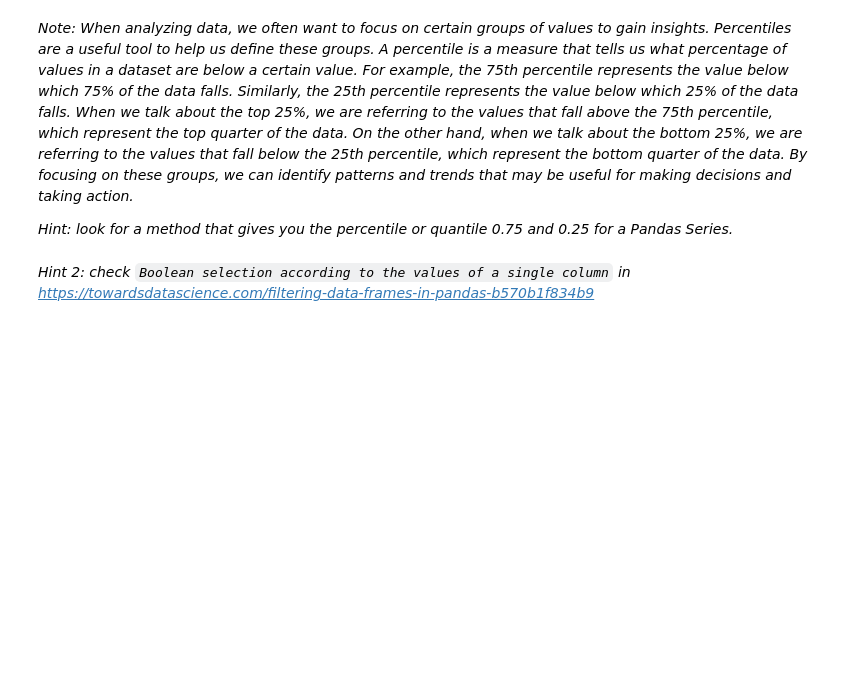
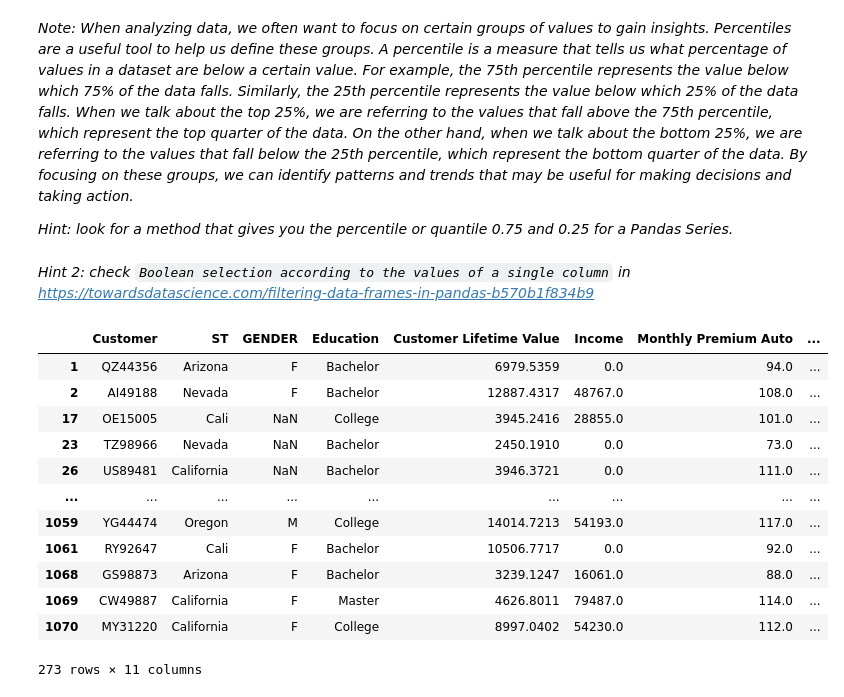
Before and after one commit to DarceeAnne/lab-dw-pandas, a Jupyter notebook: lab-dw-pandas.ipynb, the cells around one changed output. Cells and saved outputs as stored; diff of their text form; code cells hidden in the pictures; blank space fills up the shorter version.

```diff
--- a/lab-dw-pandas.ipynb
+++ b/lab-dw-pandas.ipynb
@@ -98,4 +98,4 @@ df["Customer Lifetime Value"] = df["Customer Lifetime Value"]/100
 # %%
 #Not possible to convert Number of open complaints to a numerical value because the values are formatting as 1/00/00 or 1/2/00 (for example).
 #We do not have enought information to understand how to interpret this.
-df["Number of Open Complaints"]=df["Number of Open Complaints"].astype(float)
+#df["Number of Open Complaints"]=df["Number of Open Complaints"].astype(float)
@@ -247,4 +273,20 @@ Instructions:
 # %% [markdown]
 *Hint 2: check `Boolean selection according to the values of a single column` in https://towardsdatascience.com/filtering-data-frames-in-pandas-b570b1f834b9*
 # %%
-# Your code here
+top_quartile_value = df['Total Claim Amount'].quantile(0.75)
+total_claim_top_25_df = df[df['Total Claim Amount'] >= top_quartile_value]
+display(total_claim_top_25_df)
+# %% [output]
+|  | Customer | ST | GENDER | Education | Customer Lifetime Value | Income | Monthly Premium Auto | ... |
+| 1 | QZ44356 | Arizona | F | Bachelor | 6979.5359 | 0.0 | 94.0 | ... |
+| 2 | AI49188 | Nevada | F | Bachelor | 12887.4317 | 48767.0 | 108.0 | ... |
+| 17 | OE15005 | Cali | NaN | College | 3945.2416 | 28855.0 | 101.0 | ... |
+| 23 | TZ98966 | Nevada | NaN | Bachelor | 2450.1910 | 0.0 | 73.0 | ... |
+| 26 | US89481 | California | NaN | Bachelor | 3946.3721 | 0.0 | 111.0 | ... |
+| ... | ... | ... | ... | ... | ... | ... | ... | ... |
+| 1059 | YG44474 | Oregon | M | College | 14014.7213 | 54193.0 | 117.0 | ... |
+| 1061 | RY92647 | Cali | F | Bachelor | 10506.7717 | 0.0 | 92.0 | ... |
+| 1068 | GS98873 | Arizona | F | Bachelor | 3239.1247 | 16061.0 | 88.0 | ... |
+| 1069 | CW49887 | California | F | Master | 4626.8011 | 79487.0 | 114.0 | ... |
+| 1070 | MY31220 | California | F | College | 8997.0402 | 54230.0 | 112.0 | ... |
+273 rows × 11 columns
```
Also changed, not shown: parts of 10 cells of this notebook.
